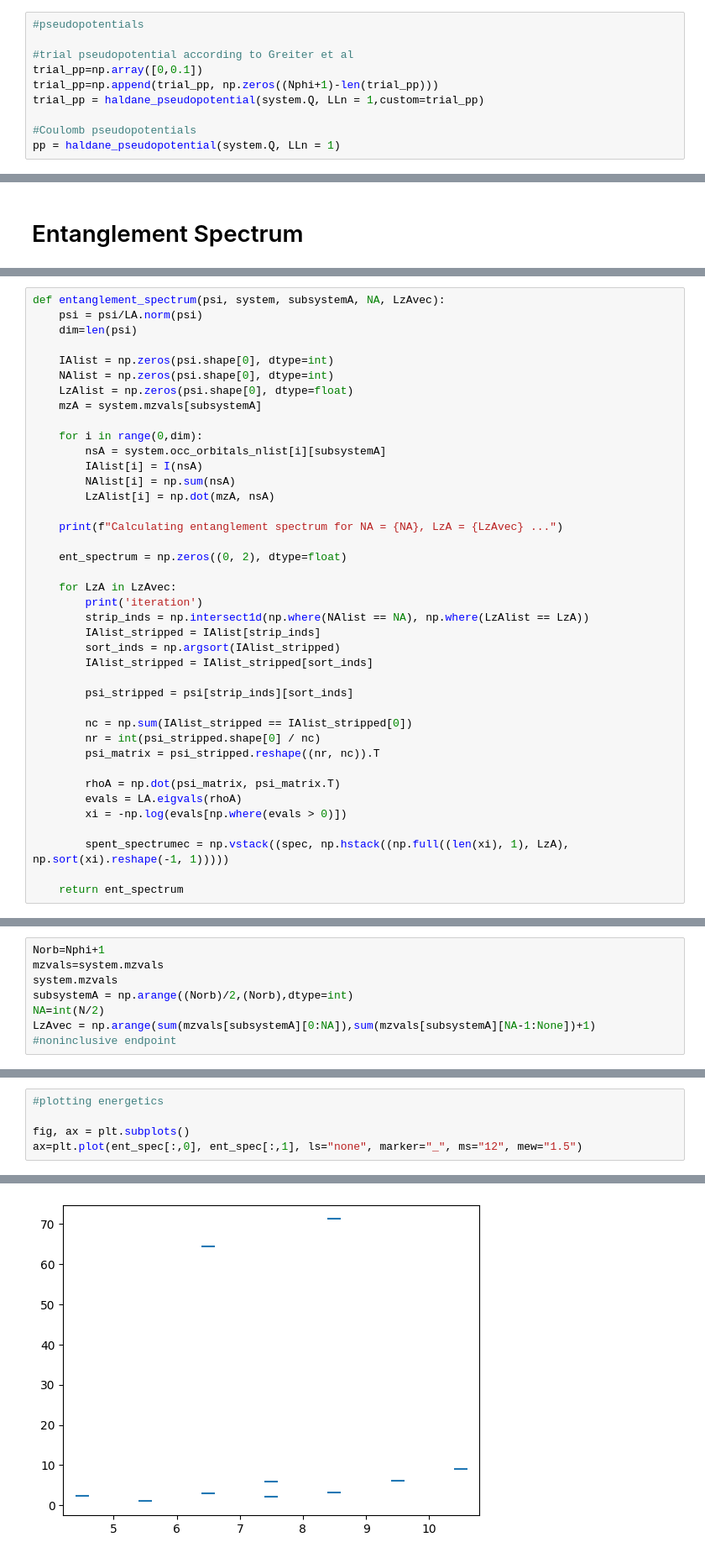
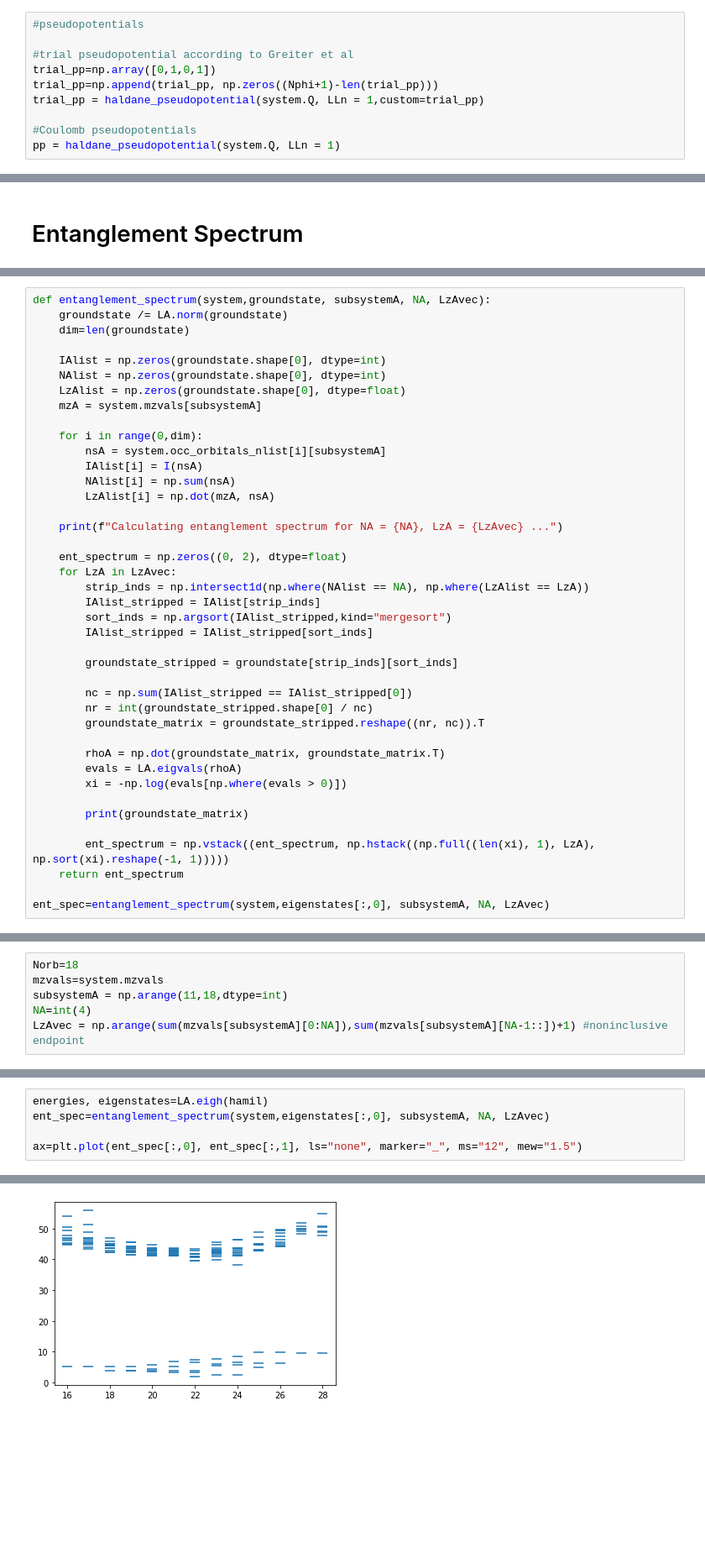
Before and after one commit to geloganu/ED_FQHE, a Jupyter notebook: notebook_MR/MR_Pf.ipynb, the cells around one changed output, grey strips where cells are left out. Shown at 84% size. Cells and saved outputs as stored; diff of their text form; blank space fills up the shorter version.

Commit message:
corrected ent_spec

```diff
--- a/notebook_MR/MR_Pf.ipynb
+++ b/notebook_MR/MR_Pf.ipynb
@@ -37,7 +40,7 @@ completed in 0.10034894943237305 seconds
 #pseudopotentials
 
 #trial pseudopotential according to Greiter et al
-trial_pp=np.array([0,0.1])
+trial_pp=np.array([0,1,0,1])
 trial_pp=np.append(trial_pp, np.zeros((Nphi+1)-len(trial_pp)))
 trial_pp = haldane_pseudopotential(system.Q, LLn = 1,custom=trial_pp)
 
@@ -182,11 +342,11 @@ Text(0, 0.5, '$E$')
 # %%
-def entanglement_spectrum(psi, system, subsystemA, NA, LzAvec):
-    psi = psi/LA.norm(psi)
-    dim=len(psi)
+def entanglement_spectrum(system,groundstate, subsystemA, NA, LzAvec):
+    groundstate /= LA.norm(groundstate)
+    dim=len(groundstate)
 
-    IAlist = np.zeros(psi.shape[0], dtype=int)
-    NAlist = np.zeros(psi.shape[0], dtype=int)
-    LzAlist = np.zeros(psi.shape[0], dtype=float)
+    IAlist = np.zeros(groundstate.shape[0], dtype=int)
+    NAlist = np.zeros(groundstate.shape[0], dtype=int)
+    LzAlist = np.zeros(groundstate.shape[0], dtype=float)
     mzA = system.mzvals[subsystemA]
 
     for i in range(0,dim):
@@ -198,24 +358,25 @@ def entanglement_spectrum(psi, system, subsystemA, NA, LzAvec):
     print(f"Calculating entanglement spectrum for NA = {NA}, LzA = {LzAvec} ...")
 
     ent_spectrum = np.zeros((0, 2), dtype=float)
-
     for LzA in LzAvec:
-        print('iteration')
         strip_inds = np.intersect1d(np.where(NAlist == NA), np.where(LzAlist == LzA))
         IAlist_stripped = IAlist[strip_inds]
-        sort_inds = np.argsort(IAlist_stripped)
+        sort_inds = np.argsort(IAlist_stripped,kind="mergesort")
         IAlist_stripped = IAlist_stripped[sort_inds]
 
-        psi_stripped = psi[strip_inds][sort_inds]
+        groundstate_stripped = groundstate[strip_inds][sort_inds]
 
         nc = np.sum(IAlist_stripped == IAlist_stripped[0])
-        nr = int(psi_stripped.shape[0] / nc)
-        psi_matrix = psi_stripped.reshape((nr, nc)).T
+        nr = int(groundstate_stripped.shape[0] / nc)
+        groundstate_matrix = groundstate_stripped.reshape((nr, nc)).T
 
-        rhoA = np.dot(psi_matrix, psi_matrix.T)
+        rhoA = np.dot(groundstate_matrix, groundstate_matrix.T)
         evals = LA.eigvals(rhoA)
         xi = -np.log(evals[np.where(evals > 0)])
 
-        spent_spectrumec = np.vstack((spec, np.hstack((np.full((len(xi), 1), LzA), np.sort(xi).reshape(-1, 1)))))
+        print(groundstate_matrix)
 
+        ent_spectrum = np.vstack((ent_spectrum, np.hstack((np.full((len(xi), 1), LzA), np.sort(xi).reshape(-1, 1)))))
     return ent_spectrum
+
+ent_spec=entanglement_spectrum(system,eigenstates[:,0], subsystemA, NA, LzAvec)
@@ -226,7 +401,6 @@ array([-4.5, -3.5, -2.5, -1.5, -0.5,  0.5,  1.5,  2.5,  3.5,  4.5])
 # %%
-Norb=Nphi+1
+Norb=18
 mzvals=system.mzvals
-system.mzvals
-subsystemA = np.arange((Norb)/2,(Norb),dtype=int)
-NA=int(N/2)
-LzAvec = np.arange(sum(mzvals[subsystemA][0:NA]),sum(mzvals[subsystemA][NA-1:None])+1) #noninclusive endpoint
+subsystemA = np.arange(11,18,dtype=int)
+NA=int(4)
+LzAvec = np.arange(sum(mzvals[subsystemA][0:NA]),sum(mzvals[subsystemA][NA-1::])+1) #noninclusive endpoint
@@ -257,6 +407,6 @@ array([[ 4.5       +0.j,  2.38723035-0.j],
 # %%
-#plotting energetics
+energies, eigenstates=LA.eigh(hamil)
+ent_spec=entanglement_spectrum(system,eigenstates[:,0], subsystemA, NA, LzAvec)
 
-fig, ax = plt.subplots()
 ax=plt.plot(ent_spec[:,0], ent_spec[:,1], ls="none", marker="_", ms="12", mew="1.5")
 # %% [output]
@@ -263 +430 @@ ax=plt.plot(ent_spec[:,0], ent_spec[:,1], ls="none", marker="_", ms="12", mew="1
-[figure, old version]
+[figure, new version]
```
Also changed, not shown: parts of 34 cells of this notebook, 10 other files.
